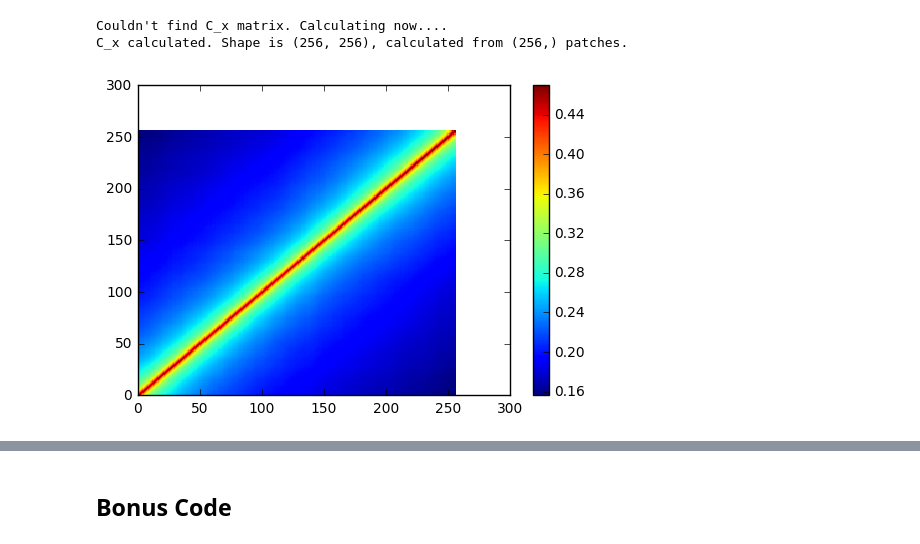
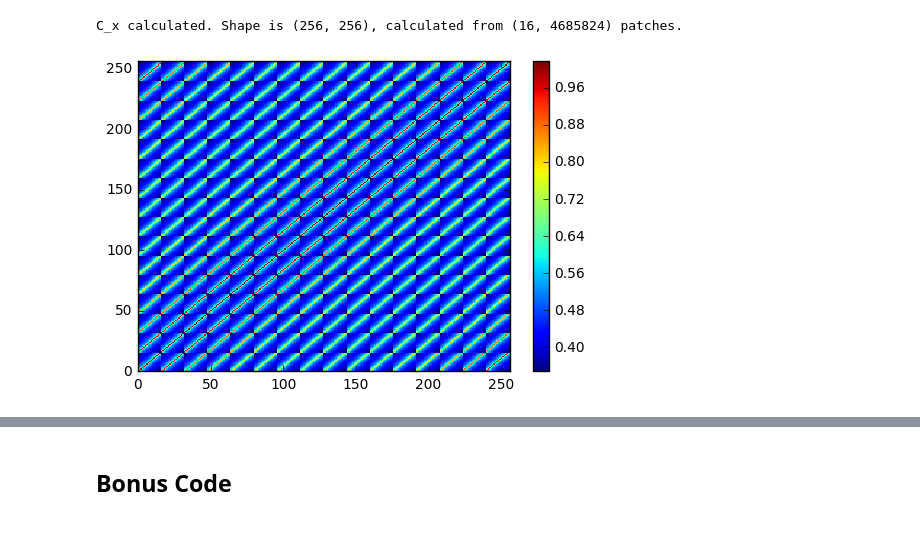
Before and after one commit to vdutell/karklinsimoncelli2011, a Jupyter notebook: Reimplementing Model - Karklin & Simoncelli 2011 .ipynb, the cells around one changed output, grey strips where cells are left out. Saved outputs shown, nothing was run; the diff lists cells and outputs as text; code cells hidden in the pictures.

```diff
--- a/Reimplementing Model - Karklin & Simoncelli 2011 .ipynb
+++ b/Reimplementing Model - Karklin & Simoncelli 2011 .ipynb
@@ -14,23 +14,23 @@ import utils.imreadin as imr
 # Model Parameters
 nneurons = 100
 patchsize = 16
-batchsize = 100
+batchsize = 101
 iterations = 100000
-testiterations = 1000
+testiterations = 100
 
 #noise - these Prateek is interested in changing to removed iid asumption
-noisexsigma = 0.4
-noisersigma = 2
+noisexsigma = 0.4 #1e-4
+noisersigma = 2 #1e-4
 
 #to keep covariance matrix small for now
 npatchestotal =  iterations*batchsize #np.int(1e6)
 
-lambdaj = 0.01 #this is adjusted in order to get ravg = 1
+lambdaj = 1e-5 #this is adjusted in order to get ravg = 1
 ravg = 1
 #minact = 1e-1
 #bslfr = 1e-1
 
-learning_rate = 0.1
+learning_rate = 100
 # %%
 #full images
 #vhims = extract_images('../vanHaterenNaturalImages/VanHaterenNaturalImagesCurated.h5')
@@ -47,7 +47,7 @@ except NameError:
         patch_edge_size=patchsize
         )
     print("Done Loading!")
-    np.random.shuffle(vhims.images)
+    #np.random.shuffle(vhims.images)
     print("Done Shuffling!")
 
     ##reduce images so we only hold in memory the ones we're using
@@ -69,31 +71,33 @@ Images Loaded. Carry On!
 # %%
 #covariance parameters
 
 #global curvature of images
 try:
     cx
 except NameError:
     print("Couldn't find C_x matrix. Calculating now....")
-    xr = vhims.images[0:npatchestotal,:,:].reshape(-1,patchsize**2).T.astype('float32')
-    cx = np.cov(xr)
-print("C_x calculated. Shape is {}, calculated from {} patches.".format(np.shape(cx),np.shape(xr[:,1])))
+    xr = vhims.images[0:npatchestotal,:,:].T.astype('float32')
+    cx = np.cov(np.reshape(xr,(patchsize**2,-1)),rowvar=True)
+print("C_x calculated. Shape is {}, calculated from {} patches.".format(np.shape(cx),np.shape(xr[1,:])))
 
 #cx = np.cov(xr)
-cx = np.dot(xr,xr.T)/npatchestotal - np.dot(np.mean(xr,axis=1,keepdims=True).T,np.mean(xr,axis=1,keepdims=True))
+#cx=cx/15
+#cx = np.dot(xr,xr.T)/npatchestotal - np.dot(np.mean(xr,axis=1,keepdims=True).T,np.mean(xr,axis=1,keepdims=True))
 #cx = np.eye(patchsize**2)
 #print(cx)
 #print(np.linalg.det(cx))
-plt.pcolormesh(np.linalg.inv(cx))
+#plt.pcolormesh(np.linalg.inv(cx))
+plt.xlim(0,256)
+plt.ylim(0,256)
 plt.pcolormesh(cx)
 plt.colorbar()
 
 #noise covariances
 cnx = np.eye(patchsize**2) * noisexsigma**2
 cnr = np.eye(nneurons) * noisersigma**2
 # %% [output]
-Couldn't find C_x matrix. Calculating now....
-C_x calculated. Shape is (256, 256), calculated from (256,) patches.
+C_x calculated. Shape is (256, 256), calculated from (16, 4685824) patches.
-[figure, old version]
+[figure, new version]
 # %%
 #input image
 x = tf.placeholder(tf.float32, shape=(patchsize**2,batchsize),name='input_image')
```
Also changed, not shown: parts of 7 cells of this notebook.
